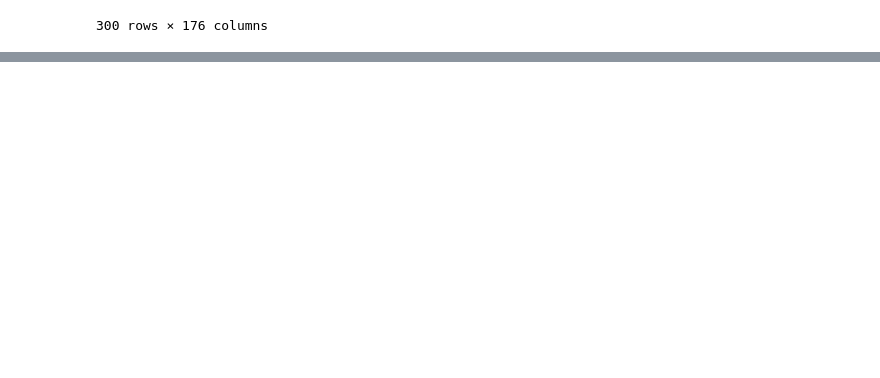
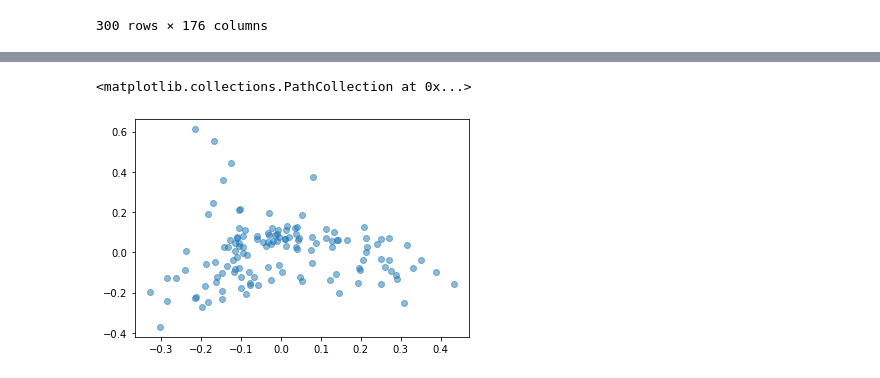
Before and after one commit to epfl-ada/ada-2021-project-chilldatagroup, a Jupyter notebook: Milestone2.ipynb, the cells around one changed output, grey strips where cells are left out. Cells and saved outputs as stored; diff of their text form; code cells hidden in the pictures; blank space fills up the shorter version.

Commit message:
filt out candidates due to lack of data and try sum the quotation num in clustering

```diff
--- a/Milestone2.ipynb
+++ b/Milestone2.ipynb
@@ -869,0 +862,3 @@ for candidate_type in range(0,n_clusters):
+# %%
+election_year = candidate_info_byname.loc[candidate_name]['year']
+election_year
@@ -869,0 +878,3 @@ for candidate_type in range(0,n_clusters):
+# %%
+candidate_name_filted = candidate_name[election_year!=2020]
+candidate_name_filted
@@ -869,0 +890,9 @@ for candidate_type in range(0,n_clusters):
+# %%
+candidate_quotes_cluster_feature_filted = pd.DataFrame(np.zeros([feature_length,len(candidate_name_filted)]), columns=candidate_name_filted)
+
+for candidate in candidate_name_filted:
+    candidate_quotes_timespan = quotes_timespan_byday[candidate]
+    for days in candidate_quotes_timespan.index:
+        candidate_quotes_cluster_feature_filted[candidate].iloc[days] = candidate_quotes_timespan.loc[days]
+
+candidate_quotes_cluster_feature_filted
@@ -869,0 +913,9 @@ for candidate_type in range(0,n_clusters):
+# %%
+candidate_feature_vectors = candidate_quotes_cluster_feature_filted.to_numpy().T
+candidate_feature_vectors/=np.linalg.norm(candidate_feature_vectors,axis=1)[:,np.newaxis]
+reduced_feature_PCA = PCA(n_components=2).fit(candidate_feature_vectors).transform(candidate_feature_vectors)
+
+plt.scatter(reduced_feature_PCA[:,0],reduced_feature_PCA[:,1], alpha=0.5)
+# %% [output]
+<matplotlib.collections.PathCollection at 0x...>
+[figure, added]
```
Also changed, not shown: parts of 35 cells of this notebook.
